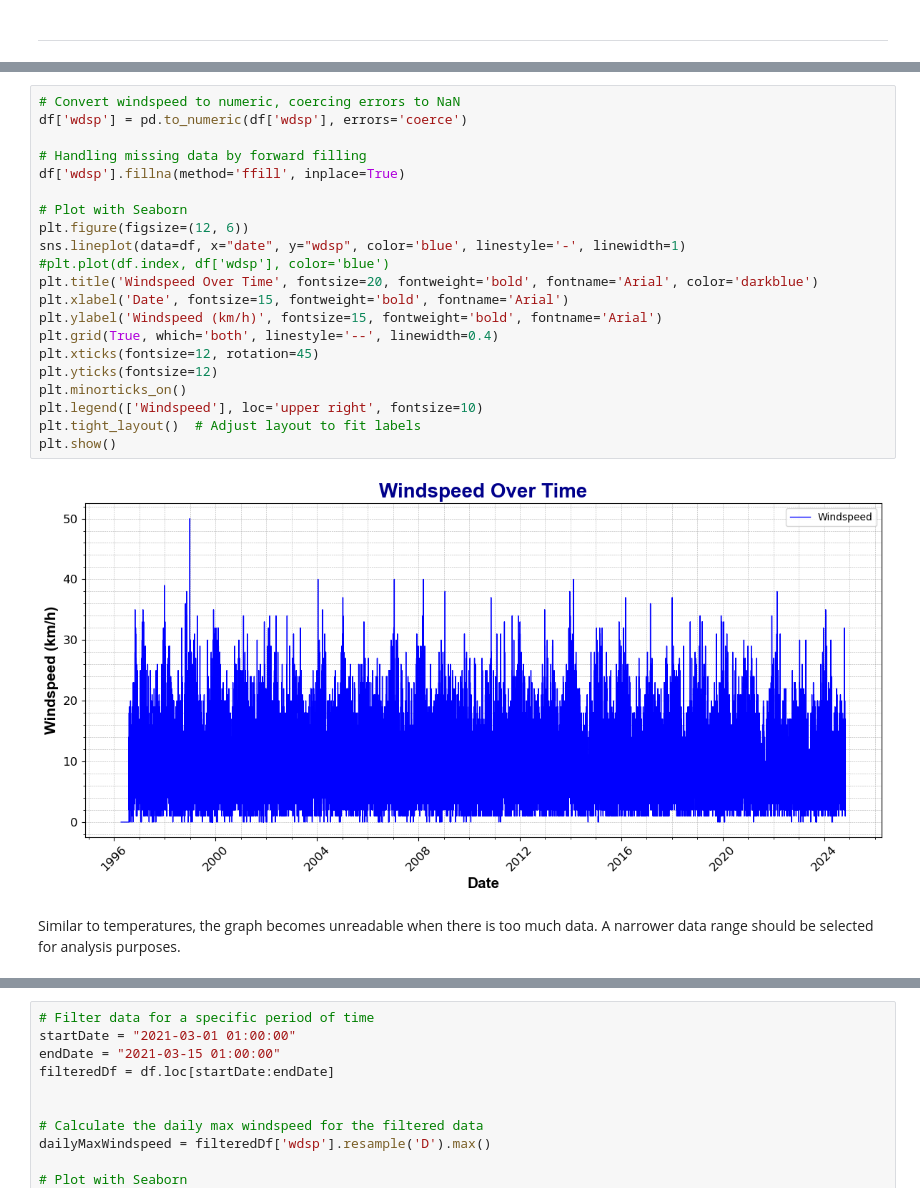
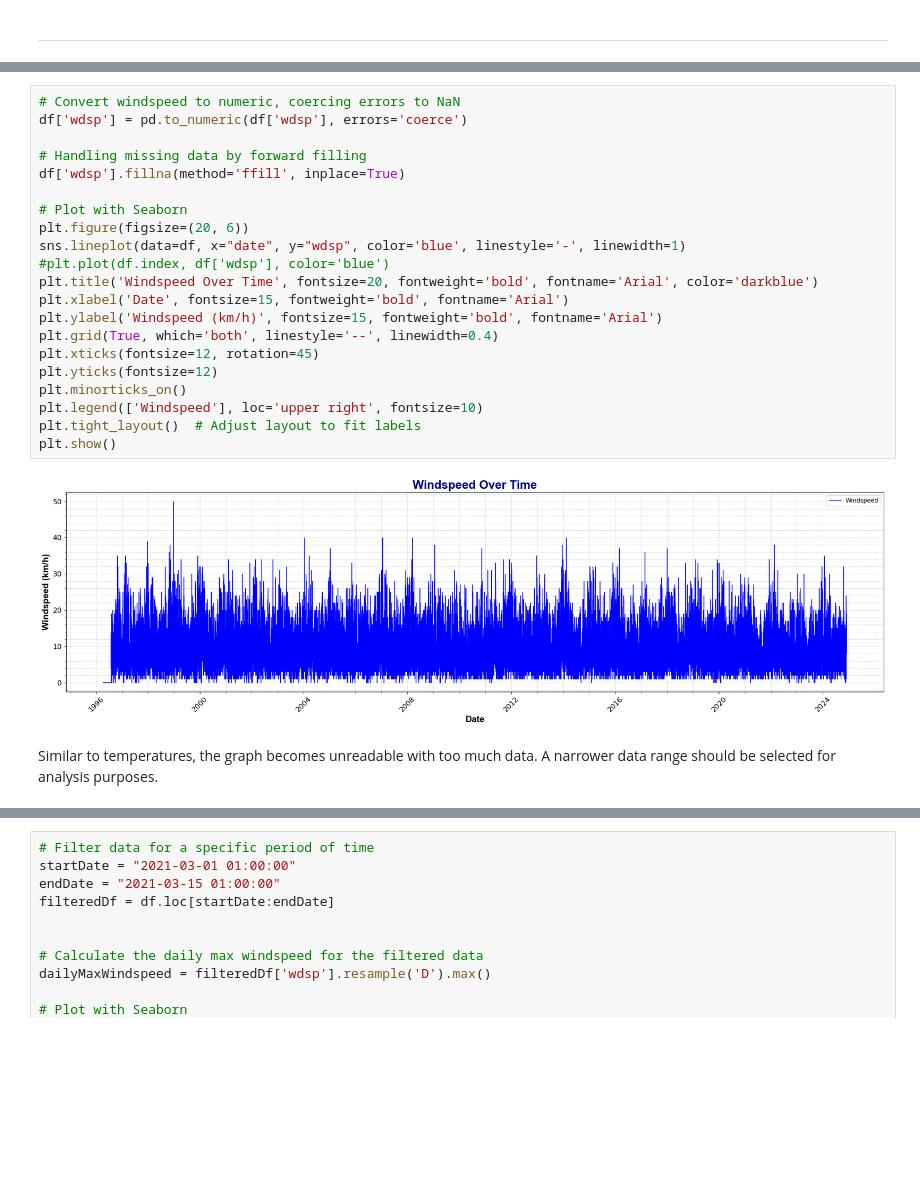
Before and after one commit to TomUszyn/PFDA-assignments, a Jupyter notebook: assingment_6_Weather.ipynb, the cells around one changed output, grey strips where cells are left out. Drawn from its saved outputs; the diff is of its cells as text; blank space fills up the shorter version.

```diff
--- a/assingment_6_Weather.ipynb
+++ b/assingment_6_Weather.ipynb
@@ -278,28 +303,28 @@ Plot the windspeed.
 # %%
 # Convert windspeed to numeric, coercing errors to NaN
 df['wdsp'] = pd.to_numeric(df['wdsp'], errors='coerce')
 
 # Handling missing data by forward filling
 df['wdsp'].fillna(method='ffill', inplace=True)
 
 # Plot with Seaborn
-plt.figure(figsize=(12, 6))
+plt.figure(figsize=(20, 6))
 sns.lineplot(data=df, x="date", y="wdsp", color='blue', linestyle='-', linewidth=1)
 #plt.plot(df.index, df['wdsp'], color='blue')
 plt.title('Windspeed Over Time', fontsize=20, fontweight='bold', fontname='Arial', color='darkblue')
 plt.xlabel('Date', fontsize=15, fontweight='bold', fontname='Arial')
 plt.ylabel('Windspeed (km/h)', fontsize=15, fontweight='bold', fontname='Arial')
 plt.grid(True, which='both', linestyle='--', linewidth=0.4)
 plt.xticks(fontsize=12, rotation=45)
 plt.yticks(fontsize=12)
 plt.minorticks_on()
 plt.legend(['Windspeed'], loc='upper right', fontsize=10)
 plt.tight_layout()  # Adjust layout to fit labels
 plt.show()
 # %% [output]
-[figure, old version]
+[figure, new version]
 # %% [markdown]
-Similar to temperatures, the graph becomes unreadable when there is too much data. A narrower data range should be selected for analysis purposes.
+Similar to temperatures, the graph becomes unreadable with too much data. A narrower data range should be selected for analysis purposes.
 # %%
 # Filter data for a specific period of time
 startDate = "2020-06-01 01:00:00"
```
Also changed, not shown: parts of 52 cells of this notebook.
